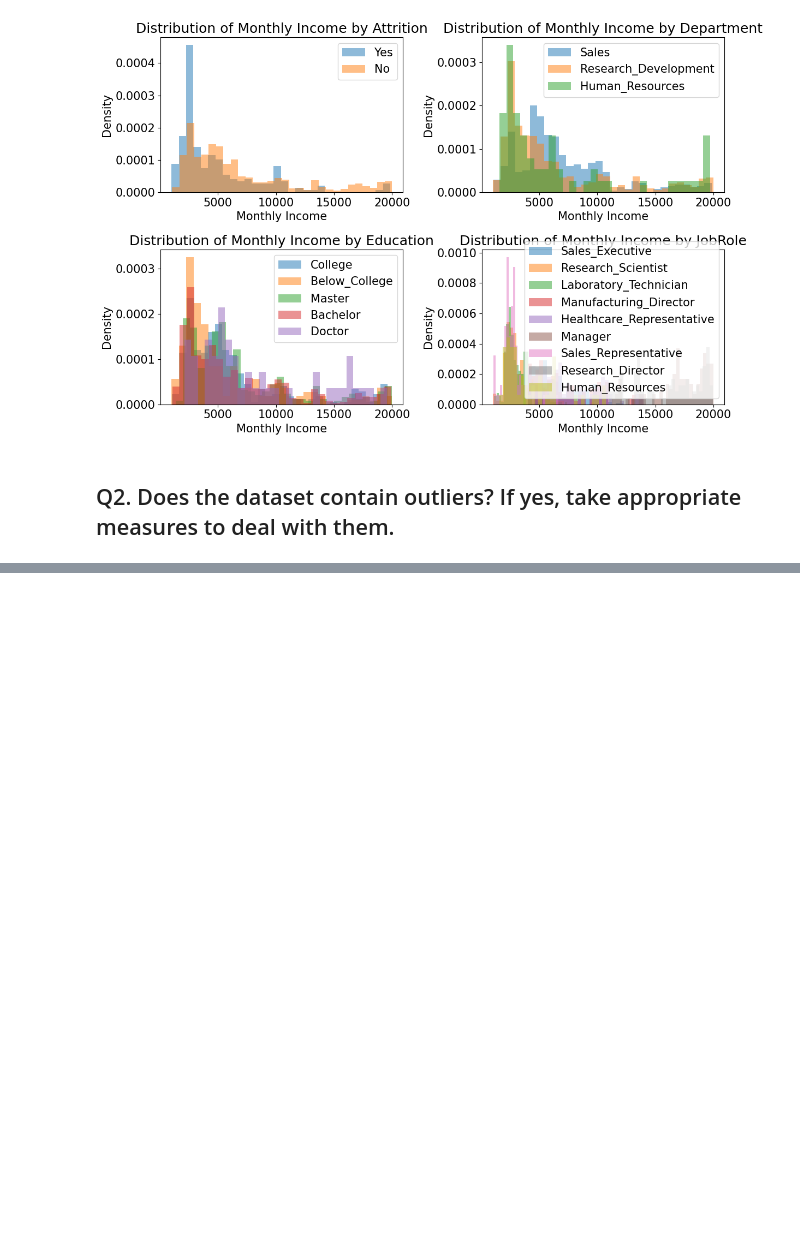
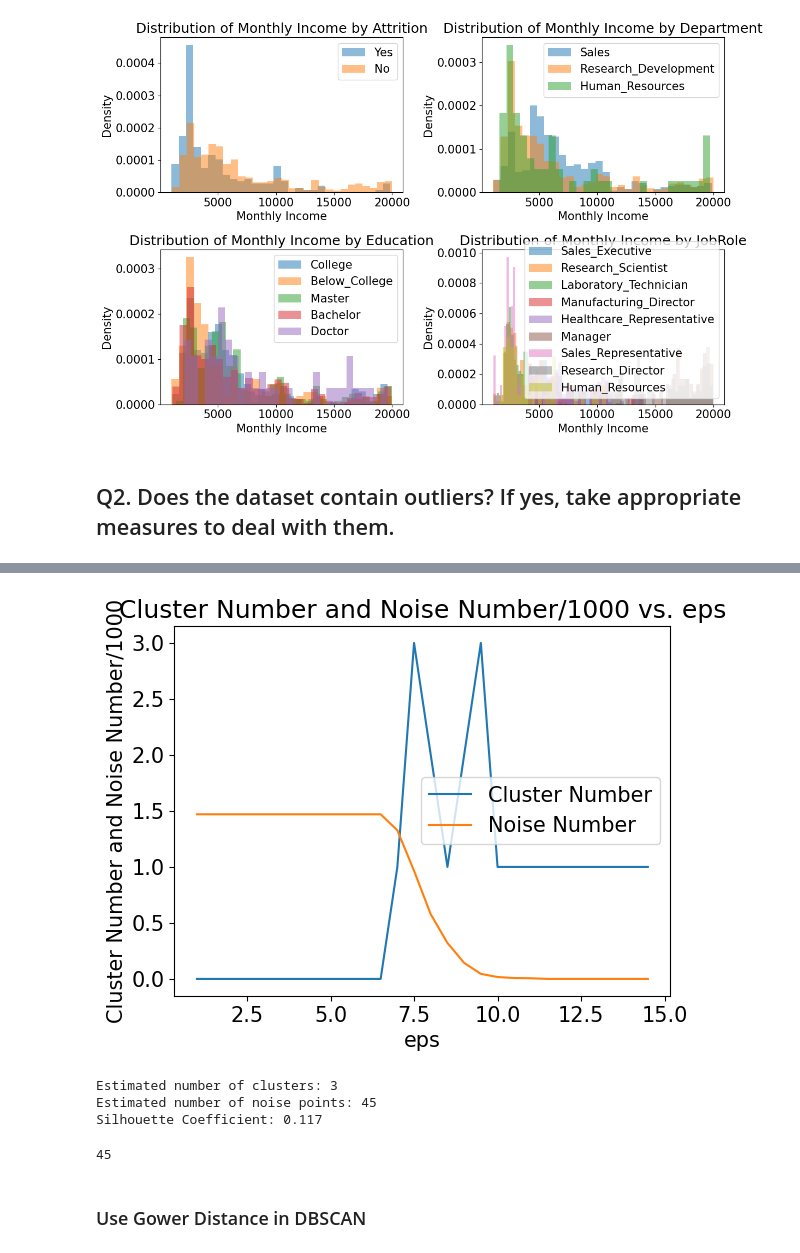
Before and after one commit to MiracleSkyHawk/RSM8521_FinalProject_Team6, a Jupyter notebook: Service_temp/RSM8415_GA3.ipynb, the cells around one changed output, grey strips where cells are left out. Drawn from its saved outputs; the diff is of its cells as text; code cells hidden in the pictures; blank space fills up the shorter version.

```diff
--- a/Service_temp/RSM8415_GA3.ipynb
+++ b/Service_temp/RSM8415_GA3.ipynb
@@ -192,0 +255,17 @@ plt.show()
+# %%
+# Create the line chart
+plt.plot([x for x in np.arange(1, 15, 0.5)], cluster_list, label='Cluster Number')
+plt.plot([x for x in np.arange(1, 15, 0.5)], [x / 1000 for x in n_noise__list], label='Noise Number')
+
+# Add labels and title
+plt.xlabel('eps')
+plt.ylabel('Cluster Number and Noise Number/1000')
+plt.title('Cluster Number and Noise Number/1000 vs. eps')
+
+# Add a legend
+plt.legend()
+
+# Display the plot
+plt.show()
+# %% [output]
+[figure, added]
@@ -192,0 +282,14 @@ plt.show()
+# %%
+print('Estimated number of clusters: %d' % n_clusters_)
+print('Estimated number of noise points: %d' % n_noise_)
+print("Silhouette Coefficient: %0.3f" % metrics.silhouette_score(X, labels))
+# %% [output]
+Estimated number of clusters: 3
+Estimated number of noise points: 45
+Silhouette Coefficient: 0.117
+# %%
+n_noise_
+# %% [output]
+45
+# %% [markdown]
+### Use Gower Distance in DBSCAN
```
Also changed, not shown: parts of 22 cells of this notebook, 4 other files.
